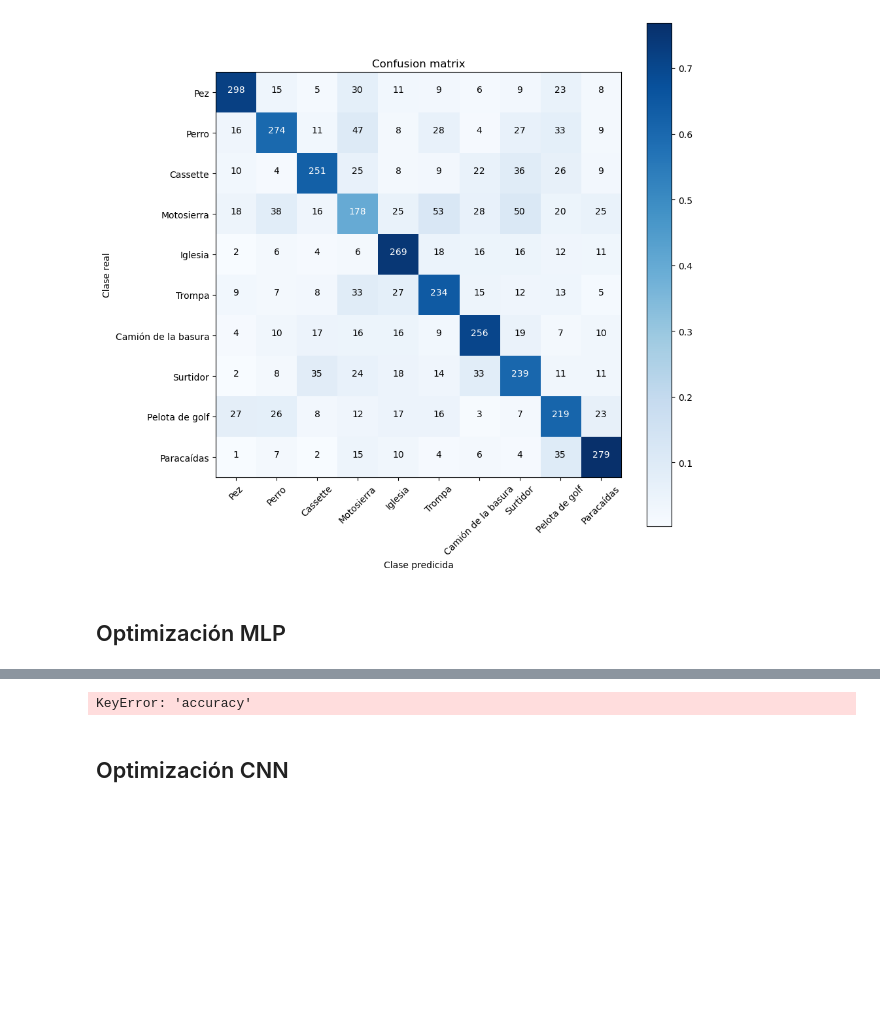
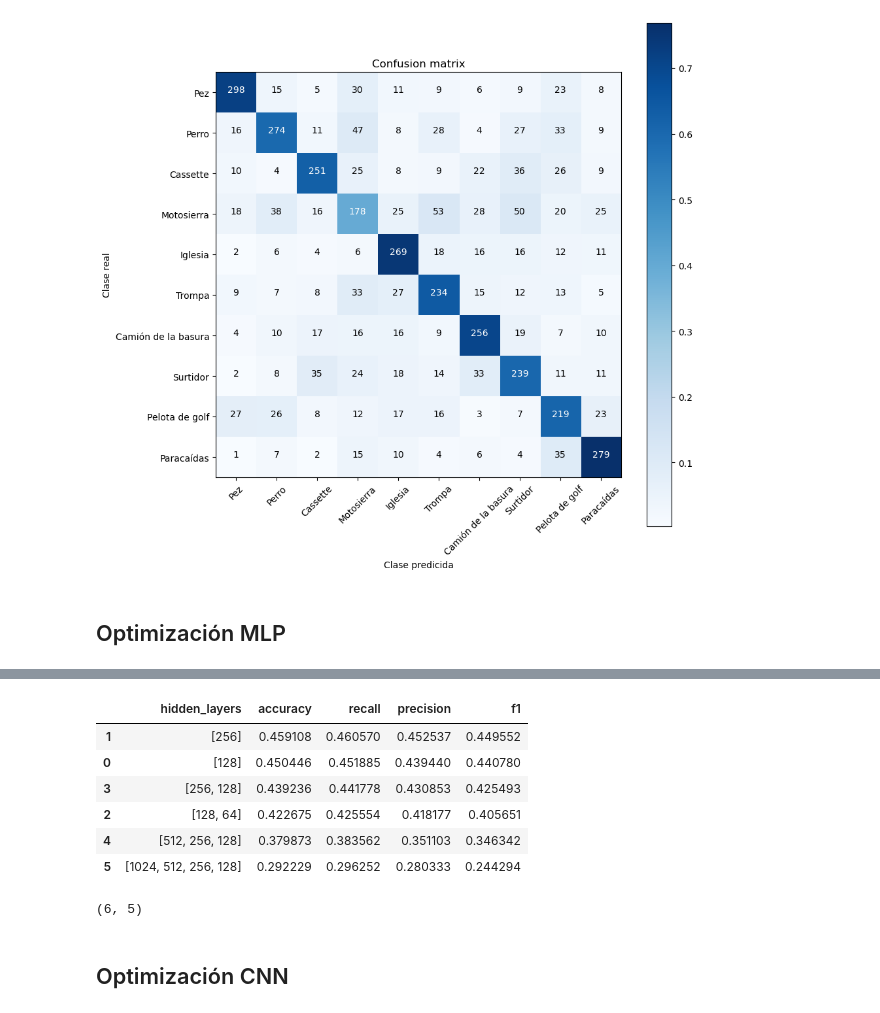
Before and after one commit to AnxoTrillo/lab_redes_neuronais, a Jupyter notebook: CNN_MLP.ipynb, the cells around one changed output, grey strips where cells are left out. Drawn from its saved outputs; the diff is of its cells as text; code cells hidden in the pictures; blank space fills up the shorter version.

```diff
--- a/CNN_MLP.ipynb
+++ b/CNN_MLP.ipynb
@@ -512,9 +607,17 @@ KeyboardInterrupt:
 # %%
 # Mostrar resultados ordenados por accuracy
 mlp_df = pd.DataFrame(mlp_results)
 display(mlp_df.sort_values(by="accuracy", ascending=False))
+mlp_df.shape
 # %% [output]
+|  | hidden_layers | accuracy | recall | precision | f1 |
+| 1 | [256] | 0.459108 | 0.460570 | 0.452537 | 0.449552 |
+| 0 | [128] | 0.450446 | 0.451885 | 0.439440 | 0.440780 |
+| 3 | [256, 128] | 0.439236 | 0.441778 | 0.430853 | 0.425493 |
+| 2 | [128, 64] | 0.422675 | 0.425554 | 0.418177 | 0.405651 |
+| 4 | [512, 256, 128] | 0.379873 | 0.383562 | 0.351103 | 0.346342 |
+| 5 | [1024, 512, 256, 128] | 0.292229 | 0.296252 | 0.280333 | 0.244294 |
-KeyError: 'accuracy'
+(6, 5)
 # %% [markdown]
 ## Optimización CNN
 # %%
```
Also changed, not shown: parts of 4 cells of this notebook.
